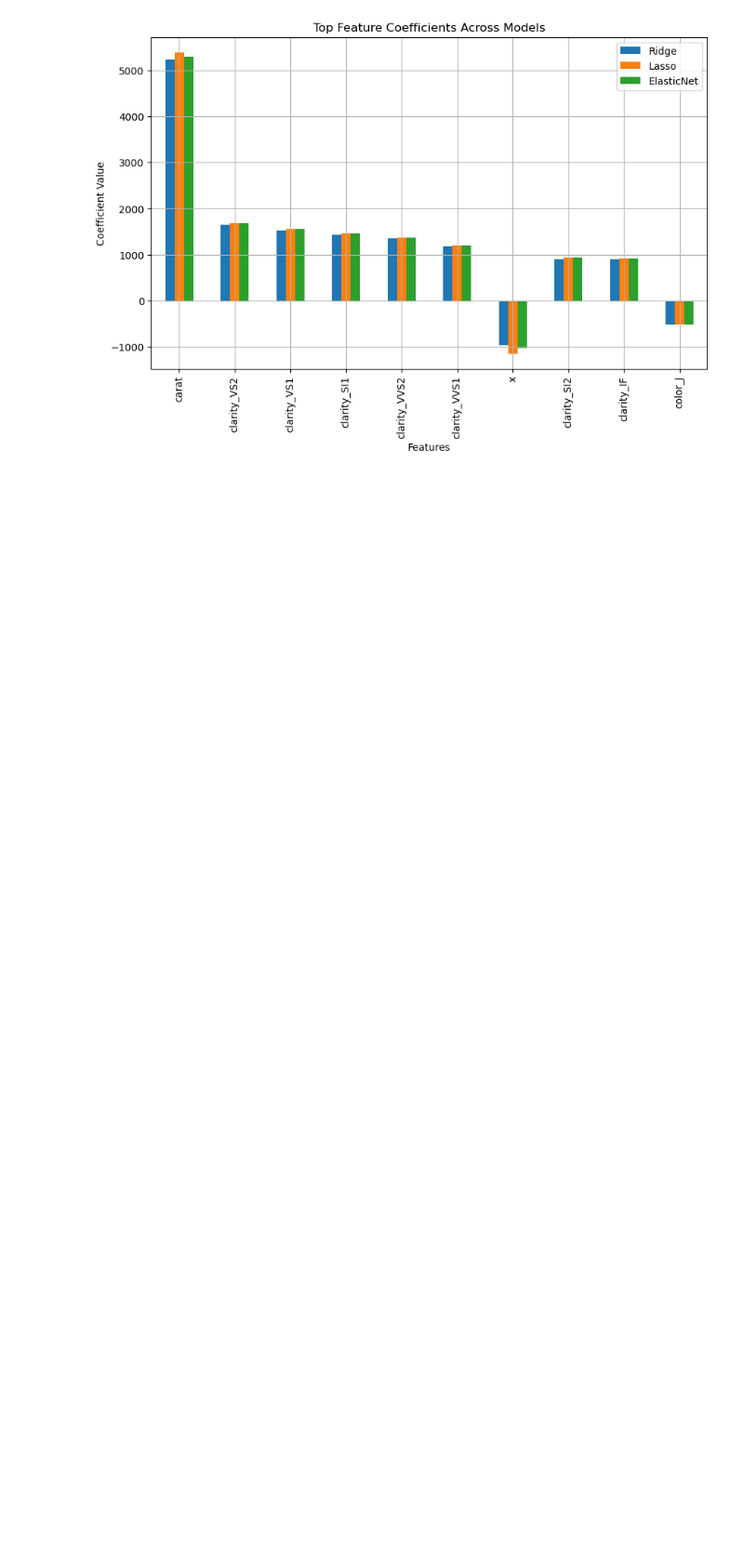
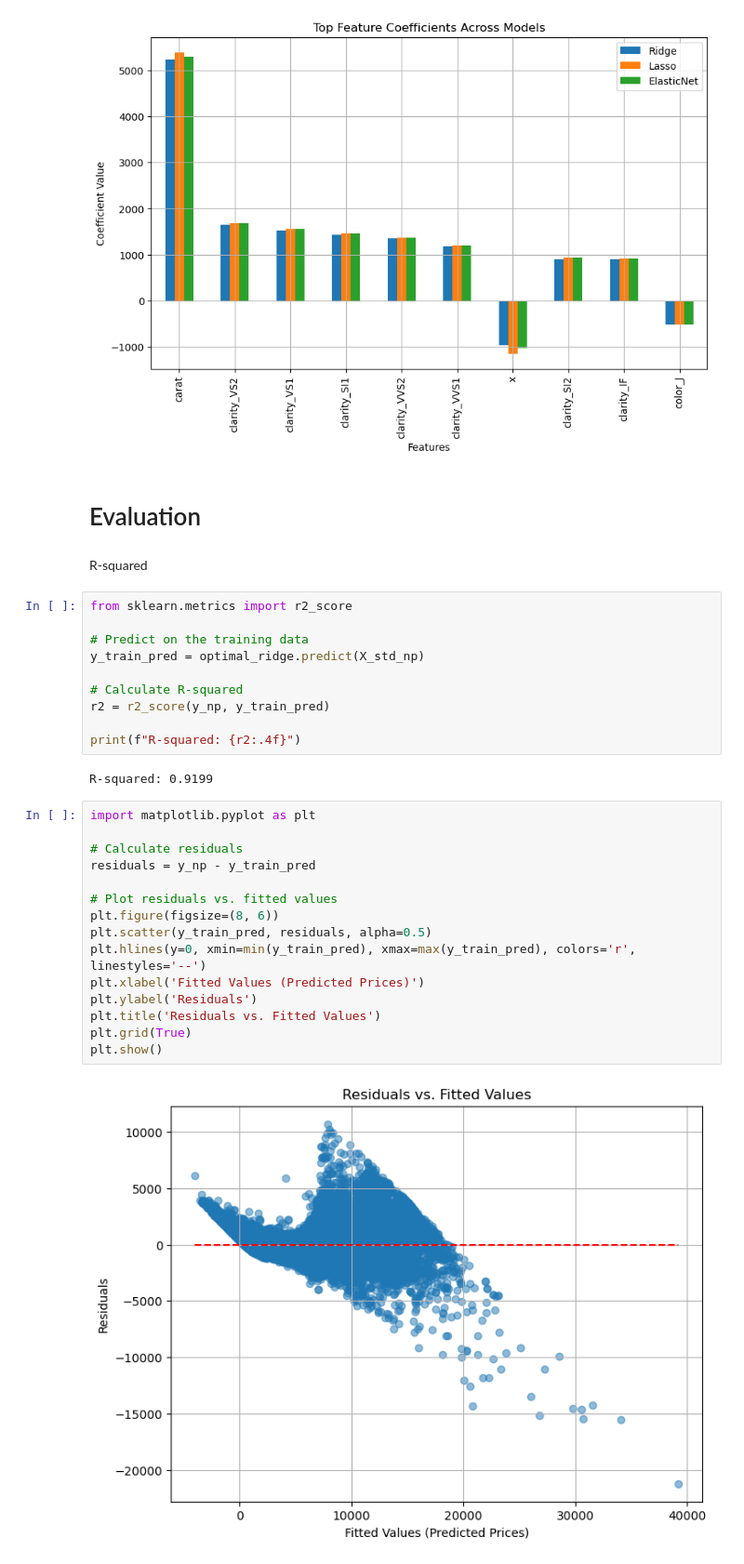
Before and after one commit to ThomasSchiolerH/Machine-Learning-And-Data-Mining, a Jupyter notebook: Project 1 & 2/project.ipynb, the cells around one changed output. Shown at 93% size. Saved outputs shown, nothing was run; the diff lists cells and outputs as text; blank space fills up the shorter version.

```diff
--- a/Project 1 & 2/project.ipynb
+++ b/Project 1 & 2/project.ipynb
@@ -785,3 +785,36 @@ plt.grid(True)
 plt.show()
 # %% [output]
 [figure]
+# %% [markdown]
+# Evaluation
+# %% [markdown]
+R-squared
+# %%
+from sklearn.metrics import r2_score
+
+# Predict on the training data
+y_train_pred = optimal_ridge.predict(X_std_np)
+
+# Calculate R-squared
+r2 = r2_score(y_np, y_train_pred)
+
+print(f"R-squared: {r2:.4f}")
+# %% [output]
+R-squared: 0.9199
+# %%
+import matplotlib.pyplot as plt
+
+# Calculate residuals
+residuals = y_np - y_train_pred
+
+# Plot residuals vs. fitted values
+plt.figure(figsize=(8, 6))
+plt.scatter(y_train_pred, residuals, alpha=0.5)
+plt.hlines(y=0, xmin=min(y_train_pred), xmax=max(y_train_pred), colors='r', linestyles='--')
+plt.xlabel('Fitted Values (Predicted Prices)')
+plt.ylabel('Residuals')
+plt.title('Residuals vs. Fitted Values')
+plt.grid(True)
+plt.show()
+# %% [output]
+[figure, added]
```
Also changed, not shown: parts of 2 cells of this notebook.
